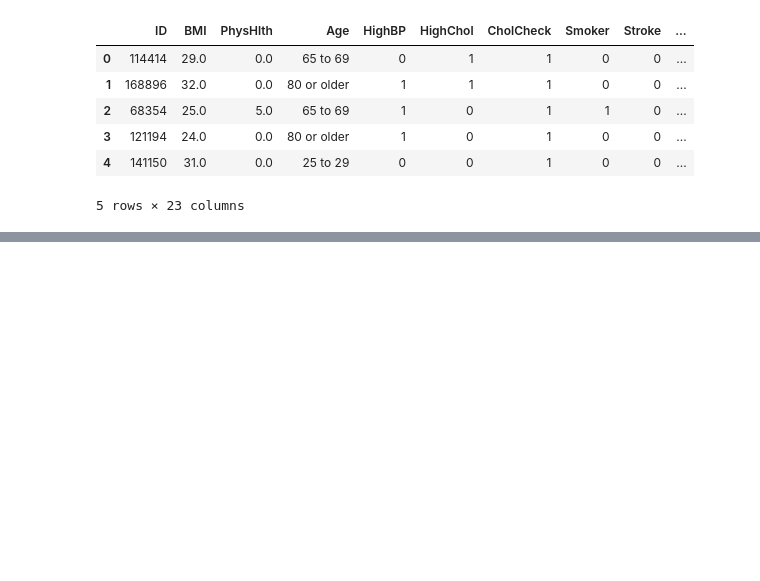
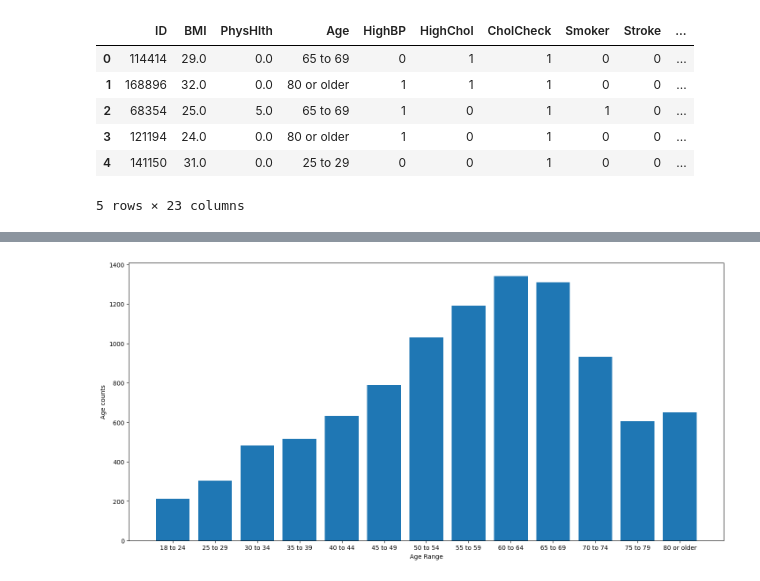
Before and after one commit to amjadAwad95/diabetes-prediction, a Jupyter notebook: src/EDA.ipynb, the cells around one changed output, grey strips where cells are left out. Cells and saved outputs as stored; diff of their text form; code cells hidden in the pictures; blank space fills up the shorter version.

Commit message:
add a Visualizing Age Data

```diff
--- a/src/EDA.ipynb
+++ b/src/EDA.ipynb
@@ -64,0 +78,4 @@ diabetes_train_dataframe.head(5)
+# %%
+age_count=diabetes_train_dataframe["Age"].value_counts().sort_index()
+
+age_count
@@ -64,0 +98,12 @@ diabetes_train_dataframe.head(5)
+# %%
+age_figer=plt.figure(figsize=(15,7),dpi=100)
+age_axes=age_figer.add_axes([0.1,0.1,0.9,0.9])
+
+age_axes.set_xlabel('Age Range')
+age_axes.set_ylabel('Age counts')
+
+age_axes.bar(age_count.index,age_count.values)
+
+plt.show()
+# %% [output]
+[figure, added]
```
Also changed, not shown: parts of 6 cells of this notebook.
